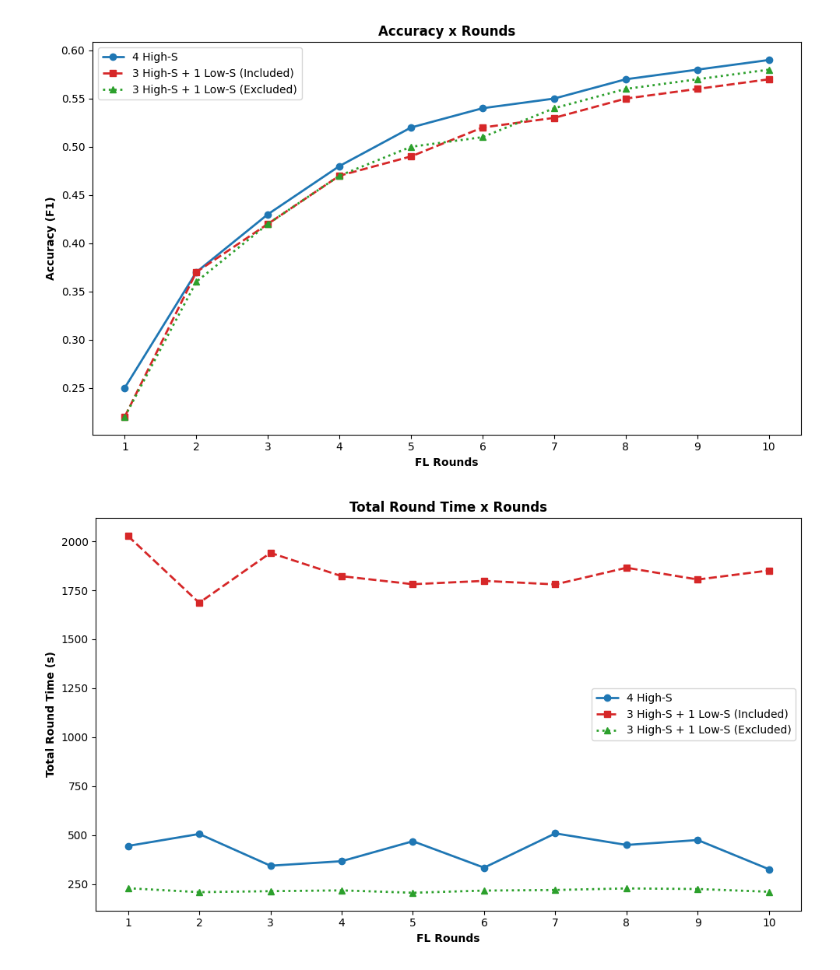
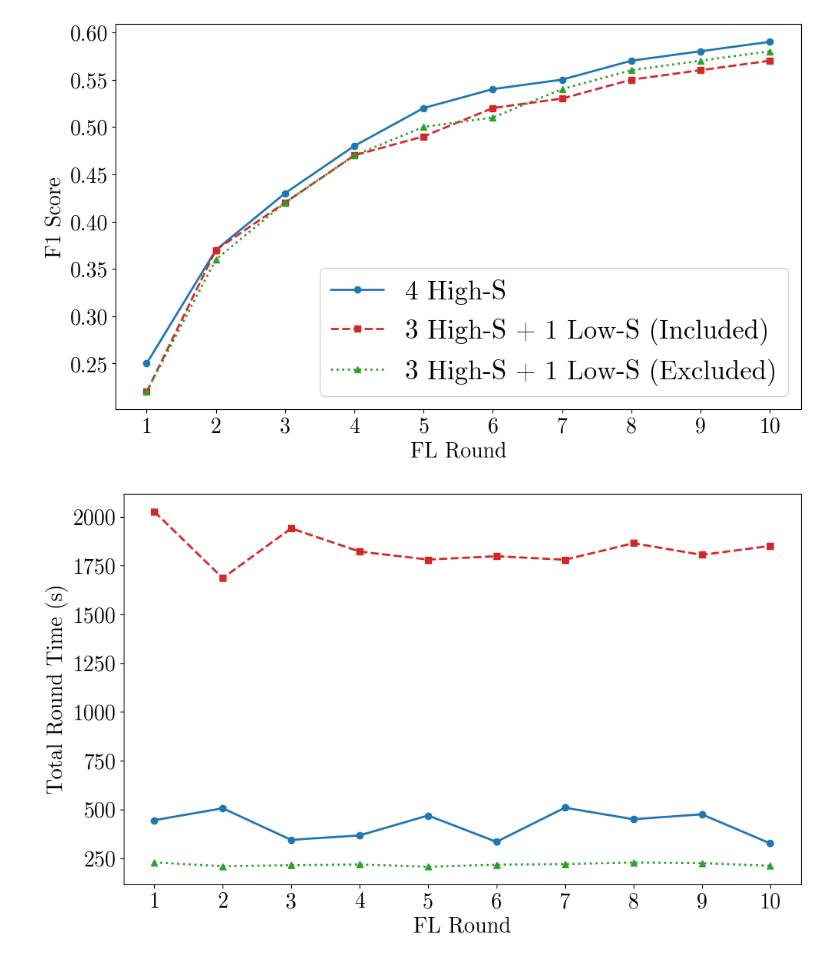
Before and after one commit to IvanComp/FedBench, a Jupyter notebook: Jupyter Notebooks for Data Visualization/1ClientSelector.ipynb, the cells around one changed output. Cells and saved outputs as stored; diff of their text form; code cells hidden in the pictures.

```diff
--- a/Jupyter Notebooks for Data Visualization/1ClientSelector.ipynb
+++ b/Jupyter Notebooks for Data Visualization/1ClientSelector.ipynb
@@ -1,6 +1,8 @@
 # %%
 import matplotlib.pyplot as plt
 import numpy as np
+
+plt.rcParams['font.family'] = 'CMU Serif'
 
 rounds = np.arange(1, 11)  # 10 round
 
@@ -21,85 +23,49 @@ color_p1_prime = '#d62728'
 color_p1_excluded = '#2ca02c'
 
 # Accuracy x Rounds
 fig, ax1 = plt.subplots(figsize=(10, 6))
 ax1.plot(rounds, accuracy_P1, color=color_p1, label='4 High-S', marker='o', linewidth=2, solid_capstyle='round', linestyle='-')
 ax1.plot(rounds, accuracy_P1_prime, color=color_p1_prime, label='3 High-S + 1 Low-S (Included)', marker='s', linewidth=2, solid_capstyle='round', linestyle='--')
 ax1.plot(rounds, accuracy_P1_excluded, color=color_p1_excluded, label='3 High-S + 1 Low-S (Excluded)', marker='^', linewidth=2, solid_capstyle='round', linestyle=':')
 
-ax1.set_title('Accuracy x Rounds', fontsize=12, fontweight='bold')
-ax1.set_xlabel('FL Rounds', fontsize=10, fontweight='bold')
-ax1.set_ylabel('Accuracy (F1)', fontsize=10, fontweight='bold')
-ax1.legend(fontsize=10)
-ax1.set_xticks(rounds)  # Mostra tutti i round sull'asse X
+ax1.set_xlabel('FL Round', fontsize=20)
+ax1.set_ylabel('F1 Score', fontsize=20)
+ax1.legend(fontsize=25)
+ax1.set_xticks(rounds)
+ax1.tick_params(axis='both', labelsize=20)
 plt.tight_layout()
-plt.savefig('Accuracy_x_Rounds.pdf')
+plt.savefig('ClientSelector1.pdf')
 plt.show()
 
 # Total Round Time x Rounds
 fig, ax2 = plt.subplots(figsize=(10, 6))
 ax2.plot(rounds, time_P1, color=color_p1, label='4 High-S', marker='o', linewidth=2, solid_capstyle='round', linestyle='-')
 ax2.plot(rounds, time_P1_prime, color=color_p1_prime, label='3 High-S + 1 Low-S (Included)', marker='s', linewidth=2, solid_capstyle='round', linestyle='--')
 ax2.plot(rounds, time_P1_excluded, color=color_p1_excluded, label='3 High-S + 1 Low-S (Excluded)', marker='^', linewidth=2, solid_capstyle='round', linestyle=':')
 
-ax2.set_title('Total Round Time x Rounds', fontsize=12, fontweight='bold')
-ax2.set_xlabel('FL Rounds', fontsize=10, fontweight='bold')
-ax2.set_ylabel('Total Round Time (s)', fontsize=10, fontweight='bold')
-ax2.legend(fontsize=10)
-ax2.set_xticks(rounds)  # Mostra tutti i round sull'asse X
+ax2.set_xlabel('FL Round', fontsize=20)
+ax2.set_ylabel('Total Round Time (s)', fontsize=20)
+#ax2.legend(fontsize=20)
+ax2.set_xticks(rounds)
+ax2.tick_params(axis='both', labelsize=20)
 plt.tight_layout()
-plt.savefig('Total_Round_Time_x_Rounds.pdf')
+plt.savefig('ClientSelector2.pdf')
 plt.show()
 
 # Accuracy over Efficiency
 fig, ax3 = plt.subplots(figsize=(10, 6))
 ax3.plot(rounds, efficiency_P1, color=color_p1, label='4 High-S', marker='o', linewidth=2, solid_capstyle='round', linestyle='-')
 ax3.plot(rounds, efficiency_P1_prime, color=color_p1_prime, label='3 High-S + 1 Low-S (Included)', marker='s', linewidth=2, solid_capstyle='round', linestyle='--')
 ax3.plot(rounds, efficiency_P1_excluded, color=color_p1_excluded, label='3 High-S + 1 Low-S (Excluded)', marker='^', linewidth=2, solid_capstyle='round', linestyle=':')
 
-ax3.set_title('Accuracy over Efficiency', fontsize=12, fontweight='bold')
-ax3.set_xlabel('FL Rounds', fontsize=10, fontweight='bold')
-ax3.set_ylabel('Accuracy / Total Round Time', fontsize=10, fontweight='bold')
-ax3.legend(fontsize=10)
+ax3.set_xlabel('FL Round', fontsize=20)
+ax3.set_ylabel('F1 Score over Total Round Time', fontsize=20)
+ax3.tick_params(axis='both', labelsize=20)
+#ax3.legend(fontsize=14)
 ax3.set_xticks(rounds)
 plt.tight_layout()
-plt.savefig('Accuracy_over_Efficiency.pdf')
+plt.savefig('ClientSelector3.pdf')
 plt.show()
-
-fig, axs = plt.subplots(1, 3, figsize=(18, 6))
-
-# Accuracy x Rounds
-axs[0].plot(rounds, accuracy_P1, color=color_p1, label='4 High-S', marker='o', linewidth=2, solid_capstyle='round', linestyle='-')
-axs[0].plot(rounds, accuracy_P1_prime, color=color_p1_prime, label='3 High-S + 1 Low-S (Included)', marker='s', linewidth=2, solid_capstyle='round', linestyle='--')
-axs[0].plot(rounds, accuracy_P1_excluded, color=color_p1_excluded, label='3 High-S + 1 Low-S (Excluded)', marker='^', linewidth=2, solid_capstyle='round', linestyle=':')
-axs[0].set_title('Accuracy x Rounds', fontsize=12, fontweight='bold')
-axs[0].set_xlabel('FL Rounds', fontsize=10, fontweight='bold')
-axs[0].set_ylabel('Accuracy (F1)', fontsize=10, fontweight='bold')
-axs[0].legend(fontsize=10)
-axs[0].set_xticks(rounds)
-
-# Total Round Time x Rounds
-axs[1].plot(rounds, time_P1, color=color_p1, label='4 High-S', marker='o', linewidth=2, solid_capstyle='round', linestyle='-')
-axs[1].plot(rounds, time_P1_prime, color=color_p1_prime, label='3 High-S + 1 Low-S (Included)', marker='s', linewidth=2, solid_capstyle='round', linestyle='--')
-axs[1].plot(rounds, time_P1_excluded, color=color_p1_excluded, label='3 High-S + 1 Low-S (Excluded)', marker='^', linewidth=2, solid_capstyle='round', linestyle=':')
-axs[1].set_title('Total Round Time x Rounds', fontsize=12, fontweight='bold')
-axs[1].set_xlabel('FL Rounds', fontsize=10, fontweight='bold')
-axs[1].set_ylabel('Total Round Time (s)', fontsize=10, fontweight='bold')
-axs[1].legend(fontsize=10)
-axs[1].set_xticks(rounds)
-
-# Accuracy over Efficiency
-axs[2].plot(rounds, efficiency_P1, color=color_p1, label='4 High-S', marker='o', linewidth=2, solid_capstyle='round', linestyle='-')
-axs[2].plot(rounds, efficiency_P1_prime, color=color_p1_prime, label='3 High-S + 1 Low-S (Included)', marker='s', linewidth=2, solid_capstyle='round', linestyle='--')
-axs[2].plot(rounds, efficiency_P1_excluded, color=color_p1_excluded, label='3 High-S + 1 Low-S (Excluded)', marker='^', linewidth=2, solid_capstyle='round', linestyle=':')
-axs[2].set_title('Accuracy over Efficiency', fontsize=12, fontweight='bold')
-axs[2].set_xlabel('FL Rounds', fontsize=10, fontweight='bold')
-axs[2].set_ylabel('Accuracy / Total Round Time', fontsize=10, fontweight='bold')
-axs[2].legend(fontsize=10)
-axs[2].set_xticks(rounds)
-
-plt.tight_layout()
-plt.savefig('Combined_Graphs_Horizontal.pdf')
-plt.show()
 # %% [output]
-[figure, old version]
+[figure, new version]
-[figure, old version]
+[figure, new version]
```
Also changed, not shown: parts of 1 cell of this notebook, 12 other files.
